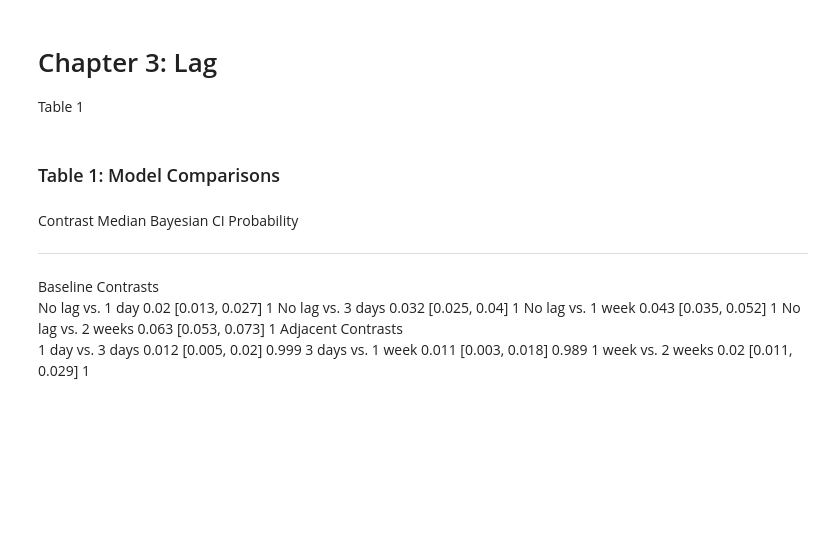
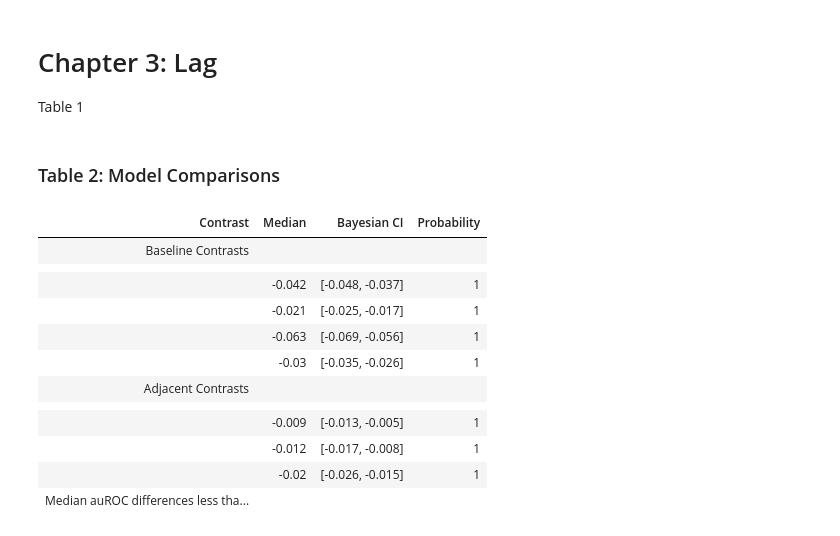
Before and after one commit to KendraPaquette/study_dissertation, a Jupyter notebook: notebooks/tables.embed.ipynb, the cells around one changed output. Cells and saved outputs as stored; diff of their text form; code cells hidden in the pictures; blank space fills up the shorter version.

```diff
--- a/notebooks/tables.embed.ipynb
+++ b/notebooks/tables.embed.ipynb
@@ -395,27 +395,34 @@ table_ci <- ci_baseline |>
          `Bayesian CI` = ci,
          Probability = probability)
 # %% [markdown]
-### Table 1: Model Comparisons
+### Table 2: Model Comparisons
 # %%
-#| label: tbl-contrast-lag
-#| tbl-cap: "Median difference in auROC, 95% Bayesian credible interval (CI), and posterior probability that that the auROC difference was greater than 0 for all baseline and adjacent lag contrasts."
+#| label: tbl-model
+#| tbl-cap: "Median difference in auROC, 95% Bayesian credible interval (CI), and posterior probability that that the auROC difference was smaller than 0 for all baseline and adjacent lag contrasts."
 
-footnote_table_model <- "Median auROC differences greater than 0 indicate the more immediate model, on average, out-performed the more lagged model (e.g., no lag - 1-day lag, 1-day lag - 3-day lag). Bayesian CI represents the range of values where there is a 95% probability that the true auROC difference lies within that range. Probability indicates the posterior probability that this difference is greater than 0 (i.e., the models are performing differently)."
+footnote_table_model <- "Median auROC differences less than 0 indicate the more lagged model, on average, performed worse than the more immediate model (e.g., 1-day lag - no lag, 3-day lag - 1-day lag). Bayesian CI represents the range of values where there is a 95% probability that the true auROC difference lies within that range. Probability indicates the posterior probability that this difference is smaller than 0 (i.e., the models are performing differently)."
 
 table_ci |>
   knitr::kable() |>
+  kable_classic() |>
+  kableExtra::column_spec(1, width = "25em") |>
+  kableExtra::group_rows(start_row = 2, end_row = 5) |>
+  kableExtra::group_rows(start_row = 7, end_row = 9) |>
+  kableExtra::row_spec(5, extra_css = "border-bottom: 1px solid") |>
   kableExtra::add_footnote(label = footnote_table_model,
                            notation = "none",
                            escape = FALSE)
 # %% [output]
-  Contrast             Median   Bayesian CI        Probability
-  -------------------- -------- ------------------ -------------
-  Baseline Contrasts
-  No lag vs. 1 day     0.02     \[0.013, 0.027\]   1
-  No lag vs. 3 days    0.032    \[0.025, 0.04\]    1
-  No lag vs. 1 week    0.043    \[0.035, 0.052\]   1
-  No lag vs. 2 weeks   0.063    \[0.053, 0.073\]   1
-  Adjacent Contrasts
-  1 day vs. 3 days     0.012    \[0.005, 0.02\]    0.999
-  3 days vs. 1 week    0.011    \[0.003, 0.018\]   0.989
-  1 week vs. 2 weeks   0.02     \[0.011, 0.029\]   1
+| Contrast | Median | Bayesian CI | Probability |
+| Baseline Contrasts |  |  |  |
+|  |  |  |  |
+|  | -0.042 | [-0.048, -0.037] | 1 |
+|  | -0.021 | [-0.025, -0.017] | 1 |
+|  | -0.063 | [-0.069, -0.056] | 1 |
+|  | -0.03 | [-0.035, -0.026] | 1 |
+| Adjacent Contrasts |  |  |  |
+|  |  |  |  |
+|  | -0.009 | [-0.013, -0.005] | 1 |
+|  | -0.012 | [-0.017, -0.008] | 1 |
+|  | -0.02 | [-0.026, -0.015] | 1 |
+| Median auROC differences less tha... |
```
Also changed, not shown: parts of 10 cells of this notebook, 25 other files.
